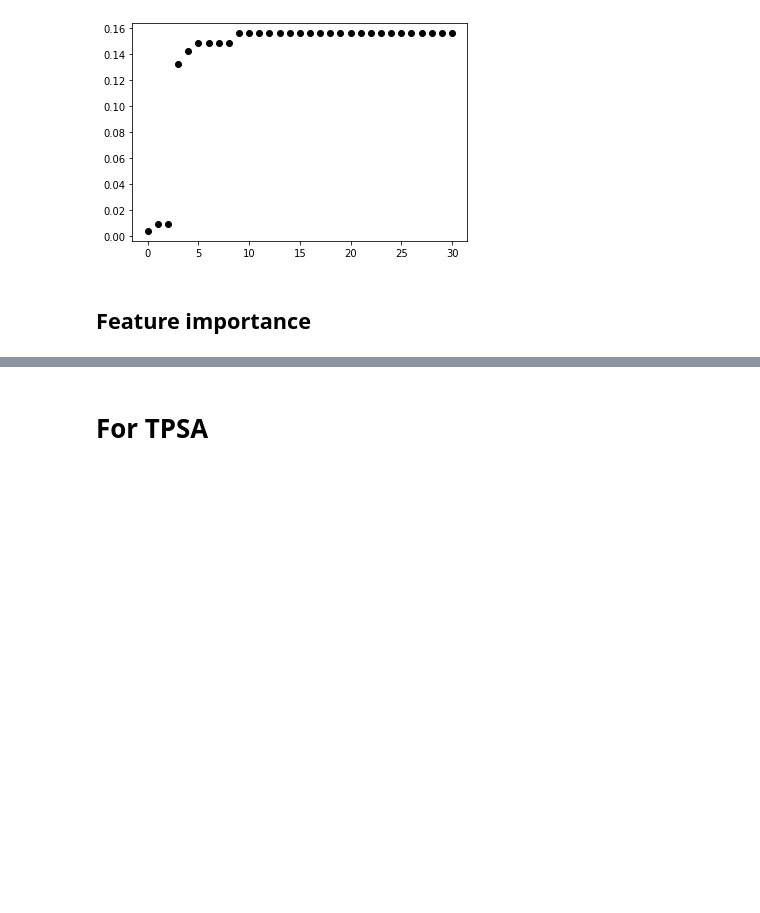
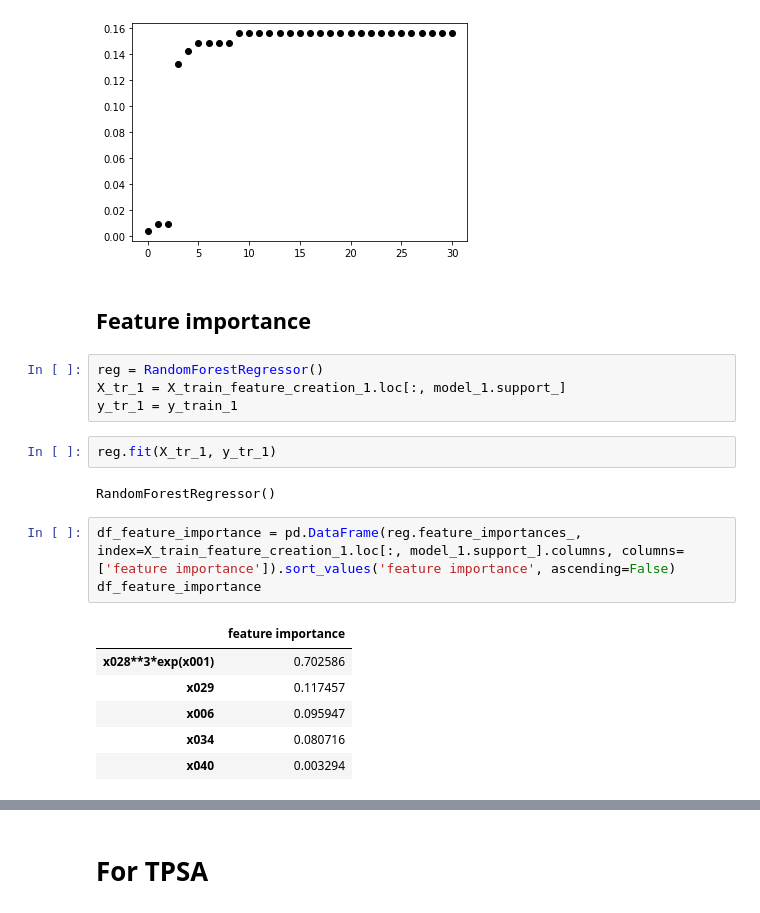
Before and after one commit to m19eremeeva/Course_tasks, a Jupyter notebook: Task_3/Task_3_Feature_engineering.ipynb, the cells around one changed output, grey strips where cells are left out. Cells and saved outputs as stored; diff of their text form; blank space fills up the shorter version.

```diff
--- a/Task_3/Task_3_Feature_engineering.ipynb
+++ b/Task_3/Task_3_Feature_engineering.ipynb
@@ -189,3 +189,21 @@ Features: Index(['x006', 'x029', 'x034', 'x040', 'x028**3*exp(x001)'], dtype='ob
 [figure]
 # %% [markdown]
 ## Feature importance
+# %%
+reg = RandomForestRegressor()
+X_tr_1 = X_train_feature_creation_1.loc[:, model_1.support_]
+y_tr_1 = y_train_1
+# %%
+reg.fit(X_tr_1, y_tr_1)
+# %% [output]
+RandomForestRegressor()
+# %%
+df_feature_importance = pd.DataFrame(reg.feature_importances_, index=X_train_feature_creation_1.loc[:, model_1.support_].columns, columns=['feature importance']).sort_values('feature importance', ascending=False)
+df_feature_importance
+# %% [output]
+|  | feature importance |
+| x028**3*exp(x001) | 0.702586 |
+| x029 | 0.117457 |
+| x006 | 0.095947 |
+| x034 | 0.080716 |
+| x040 | 0.003294 |
```
Also changed, not shown: parts of 7 cells of this notebook.
